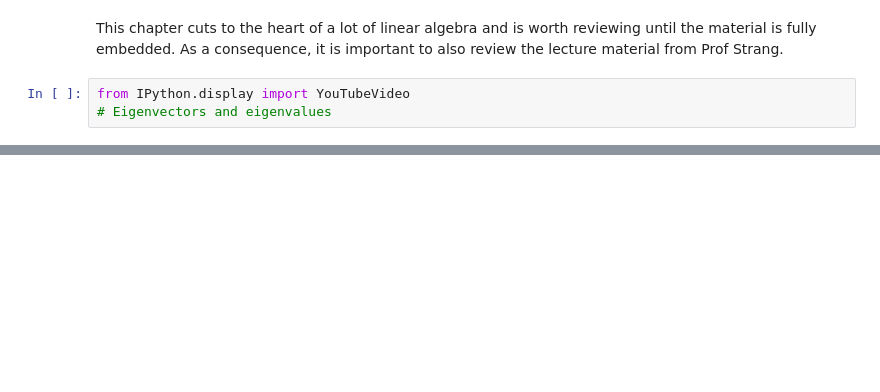
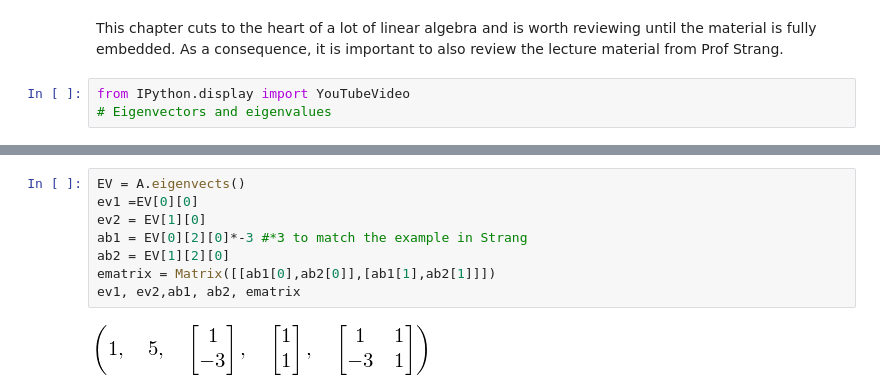
Before and after one commit to hillbs/Differential-Equations-and-Linear-Algebra, a Jupyter notebook: 1806 Chapter 6 Eigenvalues.ipynb, the cells around one changed output, grey strips where cells are left out. Cells and saved outputs as stored; diff of their text form; blank space fills up the shorter version.

Commit message:
Chapter 6 of Strang initial

```diff
--- a/1806 Chapter 6 Eigenvalues.ipynb
+++ b/1806 Chapter 6 Eigenvalues.ipynb
@@ -33,0 +59,10 @@ YouTubeVideo('13r9QY6cmjc')
+# %%
+EV = A.eigenvects()
+ev1 =EV[0][0]
+ev2 = EV[1][0]
+ab1 = EV[0][2][0]*-3 #*3 to match the example in Strang
+ab2 = EV[1][2][0]
+ematrix = Matrix([[ab1[0],ab2[0]],[ab1[1],ab2[1]]])
+ev1, ev2,ab1, ab2, ematrix
+# %% [output]
+[figure, added]
```
Also changed, not shown: parts of 16 cells of this notebook.
